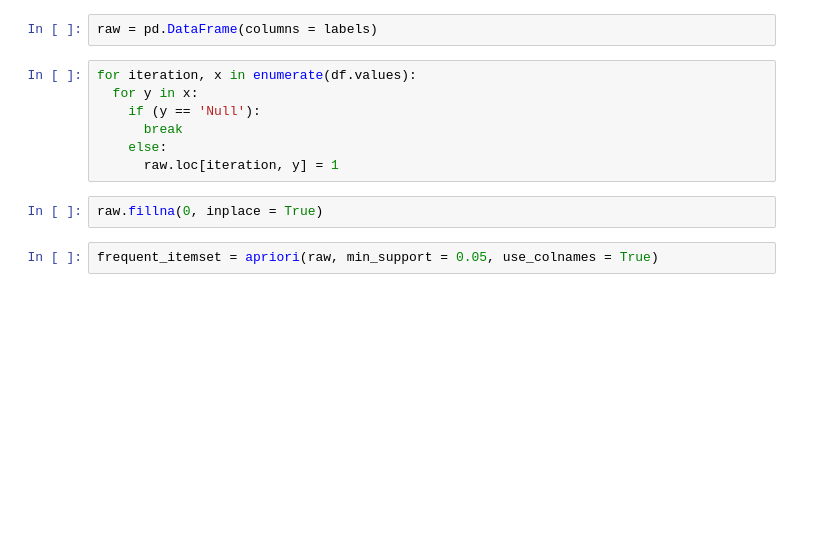
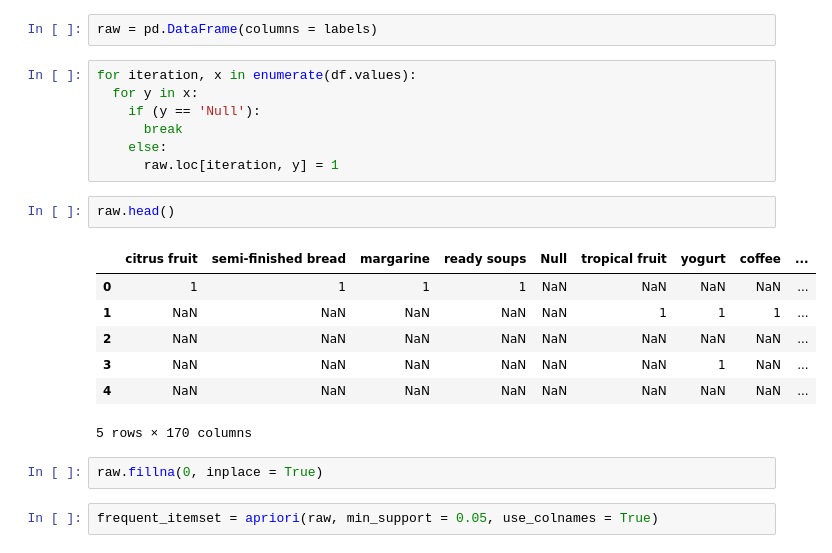
Before and after one commit to sultanardia/market-basket-analysis, a Jupyter notebook: Market_Basket_Analysis_Part_1.ipynb, the cells around one changed output. Cells and saved outputs as stored; diff of their text form; blank space fills up the shorter version.

```diff
--- a/Market_Basket_Analysis_Part_1.ipynb
+++ b/Market_Basket_Analysis_Part_1.ipynb
@@ -26,6 +33,16 @@ for iteration, x in enumerate(df.values):
       break
     else:
       raw.loc[iteration, y] = 1
+# %%
+raw.head()
+# %% [output]
+|  | citrus fruit | semi-finished bread | margarine | ready soups | Null | tropical fruit | yogurt | coffee | ... |
+| 0 | 1 | 1 | 1 | 1 | NaN | NaN | NaN | NaN | ... |
+| 1 | NaN | NaN | NaN | NaN | NaN | 1 | 1 | 1 | ... |
+| 2 | NaN | NaN | NaN | NaN | NaN | NaN | NaN | NaN | ... |
+| 3 | NaN | NaN | NaN | NaN | NaN | NaN | 1 | NaN | ... |
+| 4 | NaN | NaN | NaN | NaN | NaN | NaN | NaN | NaN | ... |
+5 rows × 170 columns
 # %%
 raw.fillna(0, inplace = True)
 # %%
```
Also changed, not shown: parts of 3 cells of this notebook.
